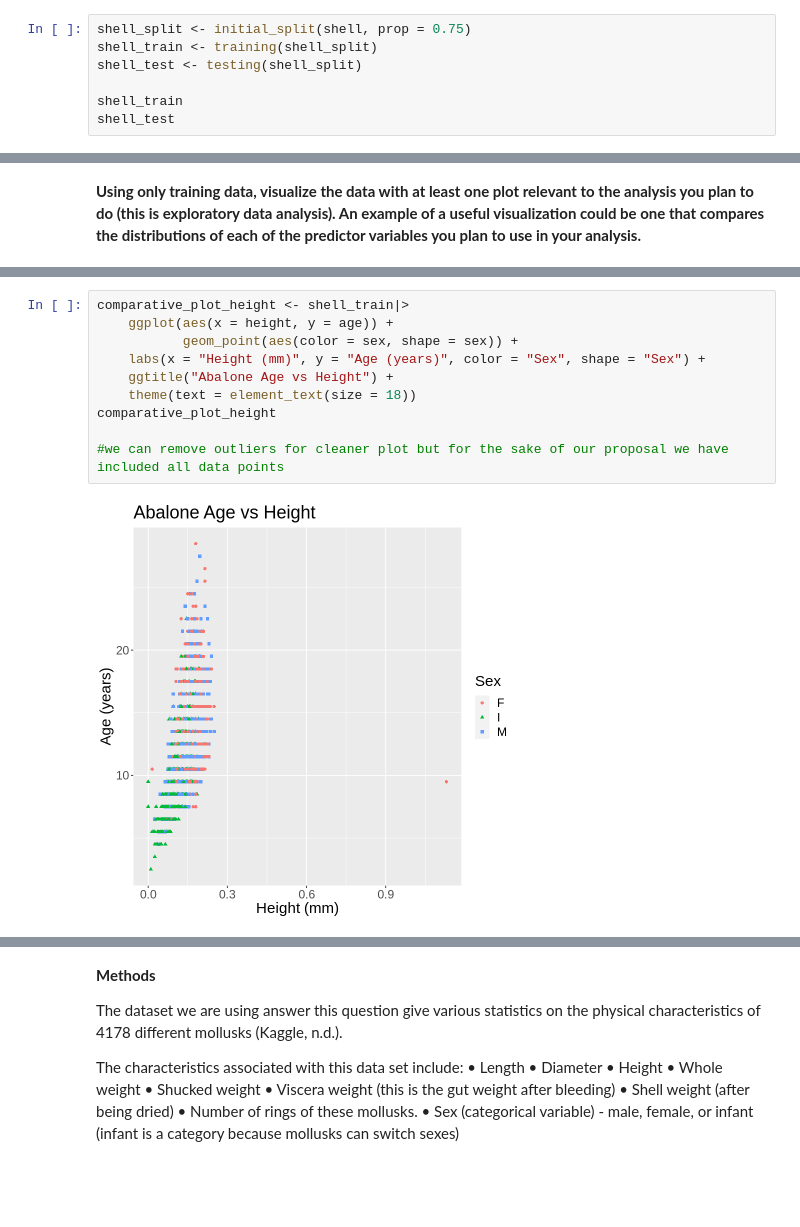
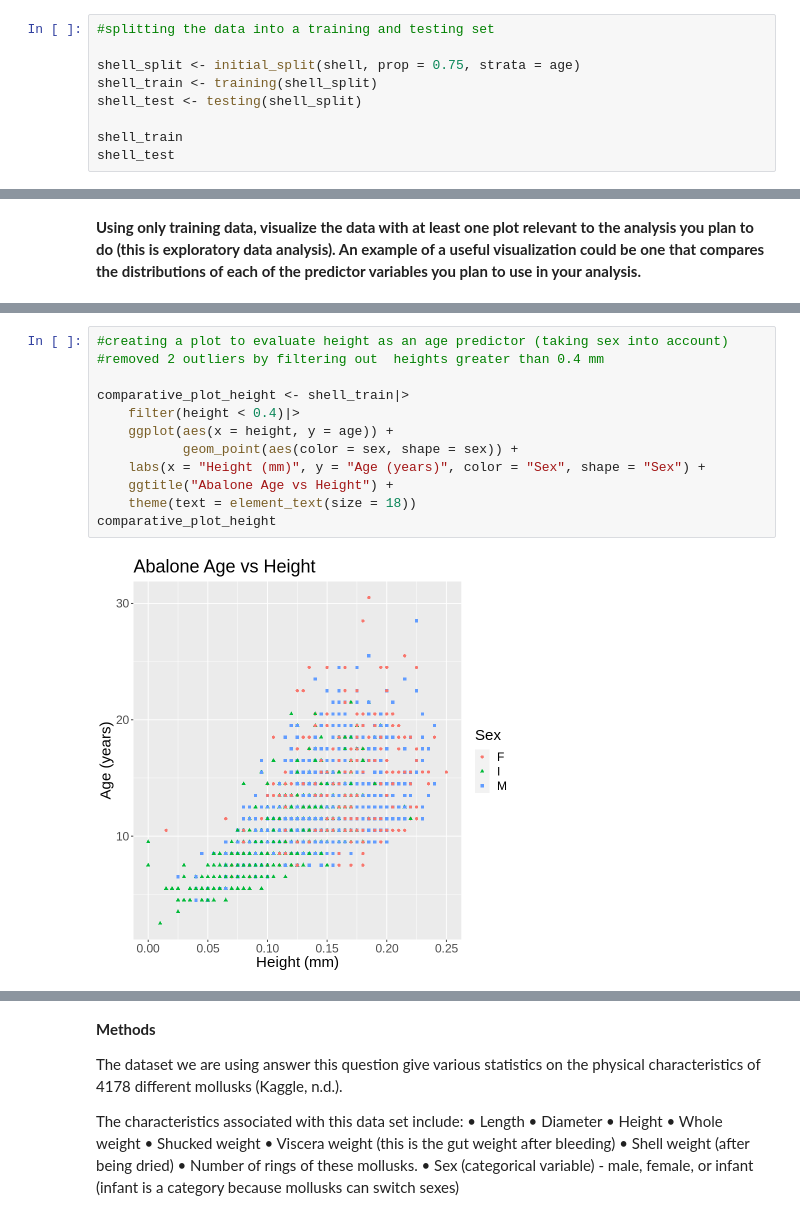
Before and after one commit to laurelyne/group_28_project, a Jupyter notebook: group28_proposal.ipynb, the cells around one changed output, grey strips where cells are left out. Cells and saved outputs as stored; diff of their text form; blank space fills up the shorter version.

Commit message:
Added labels and strata argument in the data split

```diff
--- a/group28_proposal.ipynb
+++ b/group28_proposal.ipynb
@@ -104,7 +105,9 @@ A tibble: 4177 × 10
 # %% [markdown]
 **Using only training data, summarize the data in at least one table (this is exploratory data analysis). An example of a useful table could be one that reports the number of observations in each class, the means of the predictor variables you plan to use in your analysis and how many rows have missing data.**
 # %%
-shell_split <- initial_split(shell, prop = 0.75)
+#splitting the data into a training and testing set
+
+shell_split <- initial_split(shell, prop = 0.75, strata = age)
 shell_train <- training(shell_split)
 shell_test <- testing(shell_split)
 
@@ -180,13 +187,15 @@ comparative_plot_diameter
 # %%
+#creating a plot to evaluate height as an age predictor (taking sex into account)
+#removed 2 outliers by filtering out  heights greater than 0.4 mm
+
 comparative_plot_height <- shell_train|>
+    filter(height < 0.4)|>
     ggplot(aes(x = height, y = age)) +
            geom_point(aes(color = sex, shape = sex)) +
     labs(x = "Height (mm)", y = "Age (years)", color = "Sex", shape = "Sex") +
     ggtitle("Abalone Age vs Height") +
     theme(text = element_text(size = 18))
 comparative_plot_height
-
-#we can remove outliers for cleaner plot but for the sake of our proposal we have included all data points
 # %% [output]
-[figure, old version]
+[figure, new version]
 # %%
```
Also changed, not shown: parts of 10 cells of this notebook.
